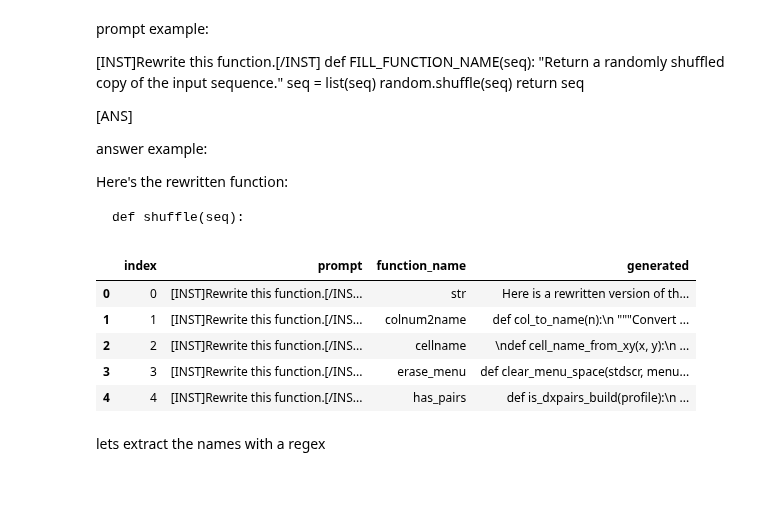
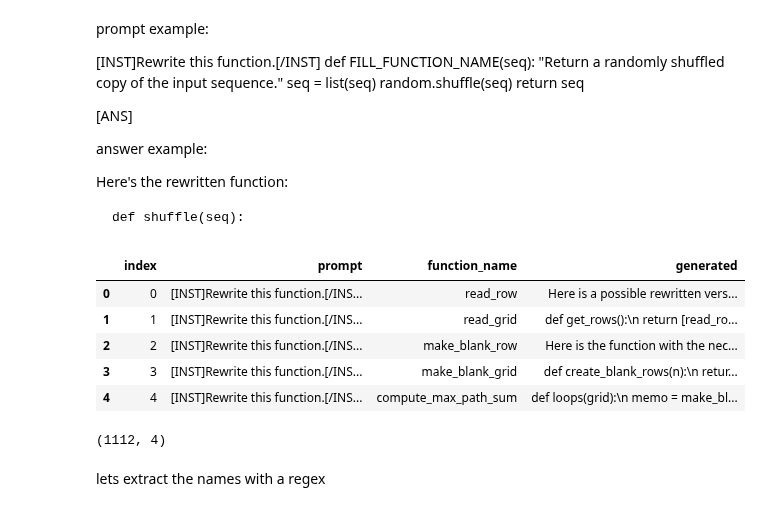
Before and after one commit to JetBrains-Research/effective-inference, a Jupyter notebook: notebooks/Llama_names_processing.ipynb, the cells around one changed output. Cells and saved outputs as stored; diff of their text form; code cells hidden in the pictures.

```diff
--- a/notebooks/Llama_names_processing.ipynb
+++ b/notebooks/Llama_names_processing.ipynb
@@ -20,15 +20,19 @@ Here's the rewritten function:
     def shuffle(seq):
 # %%
 import pandas as pd
-llama_generated = pd.read_csv('/home/sasha/effective-inference/clean_naming/logs/generation_data_1707482859.373328.csv', index_col=0).reset_index()
+llama_generated = pd.read_csv('/home/sasha/effective-inference/clean_naming/logs/generation_data_1709244017.6713161.csv', index_col=0).reset_index()
 llama_generated.head()
 # %% [output]
 |  | index | prompt | function_name | generated |
-| 0 | 0 | [INST]Rewrite this function.[/INS... | str | Here is a rewritten version of th... |
-| 1 | 1 | [INST]Rewrite this function.[/INS... | colnum2name | def col_to_name(n):\n """Convert ... |
-| 2 | 2 | [INST]Rewrite this function.[/INS... | cellname | \ndef cell_name_from_xy(x, y):\n ... |
-| 3 | 3 | [INST]Rewrite this function.[/INS... | erase_menu | def clear_menu_space(stdscr, menu... |
-| 4 | 4 | [INST]Rewrite this function.[/INS... | has_pairs | def is_dxpairs_build(profile):\n ... |
+| 0 | 0 | [INST]Rewrite this function.[/INS... | read_row | Here is a possible rewritten vers... |
+| 1 | 1 | [INST]Rewrite this function.[/INS... | read_grid | def get_rows():\n return [read_ro... |
+| 2 | 2 | [INST]Rewrite this function.[/INS... | make_blank_row | Here is the function with the nec... |
+| 3 | 3 | [INST]Rewrite this function.[/INS... | make_blank_grid | def create_blank_rows(n):\n retur... |
+| 4 | 4 | [INST]Rewrite this function.[/INS... | compute_max_path_sum | def loops(grid):\n memo = make_bl... |
+# %%
+llama_generated.shape
+# %% [output]
+(1112, 4)
 # %% [markdown]
 lets extract the names with a regex
 # %%
```
Also changed, not shown: parts of 13 cells of this notebook, 5 other files.
